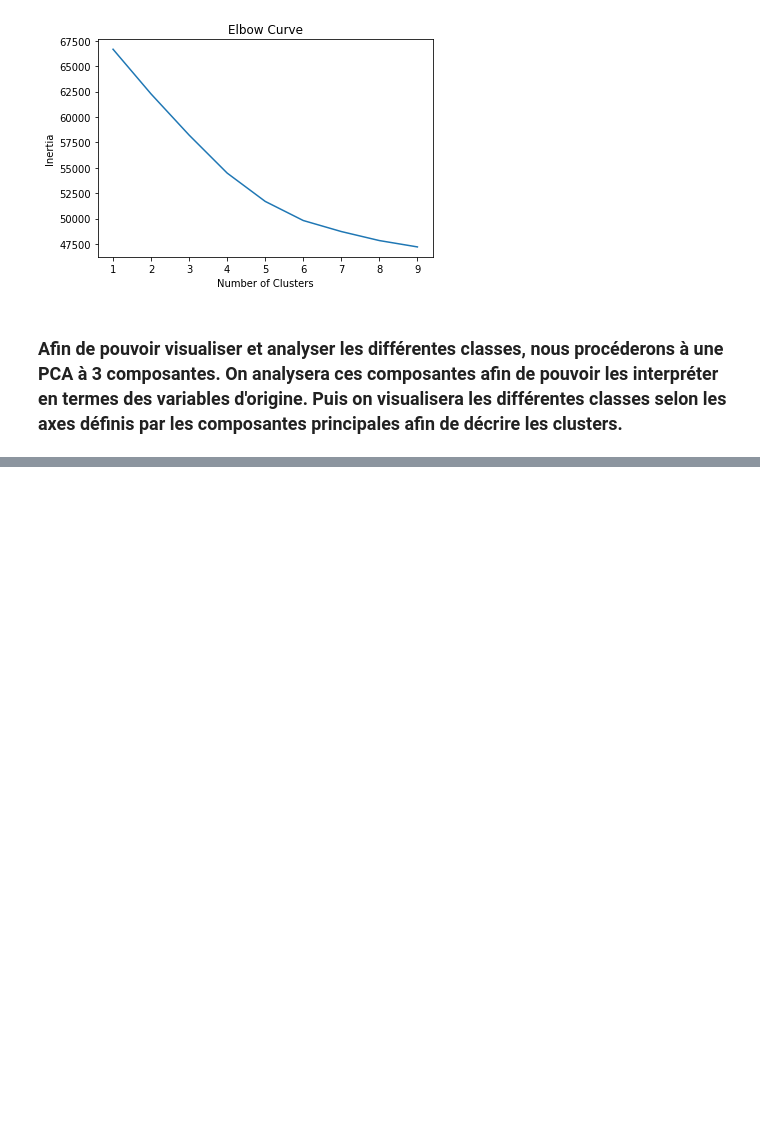
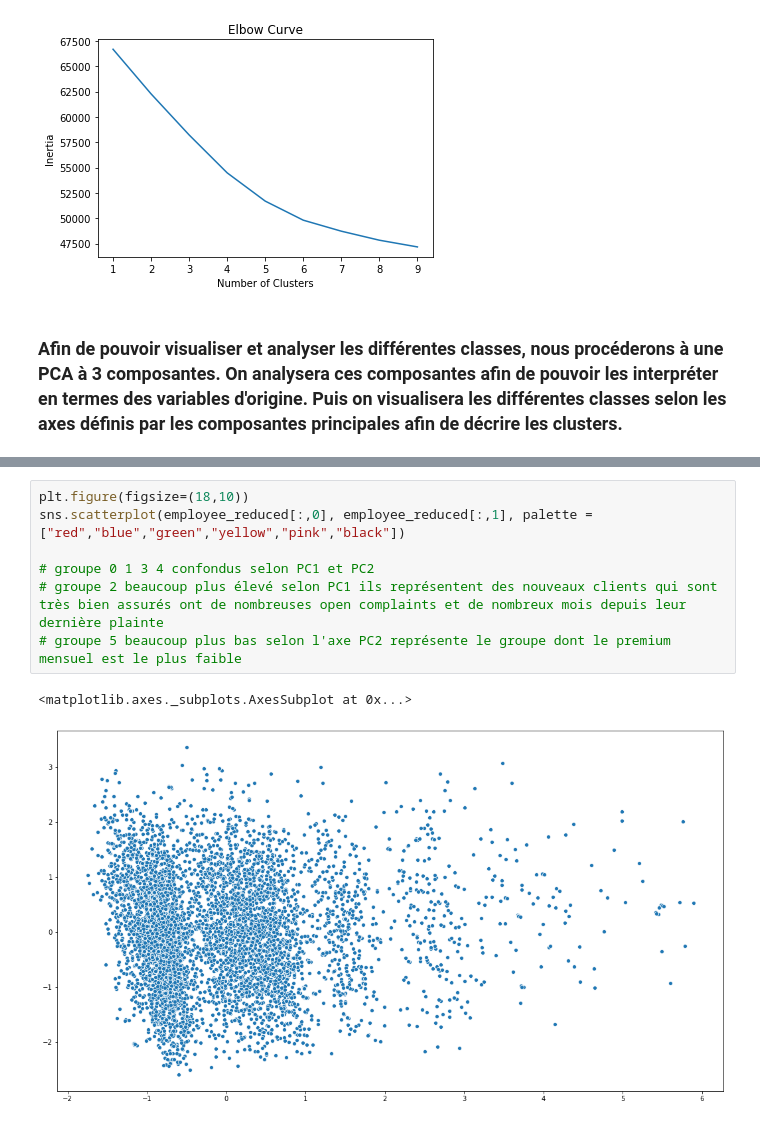
Before and after one commit to Delphine-Jean/Delphine-Jean_portfolio, a Jupyter notebook: Portfolio Data Science/Projets K Mean/Auto_insurance_Kmeans.ipynb, the cells around one changed output, grey strips where cells are left out. Saved outputs shown, nothing was run; the diff lists cells and outputs as text; blank space fills up the shorter version.

```diff
--- a/Portfolio Data Science/Projets K Mean/Auto_insurance_Kmeans.ipynb
+++ b/Portfolio Data Science/Projets K Mean/Auto_insurance_Kmeans.ipynb
@@ -151,0 +248,10 @@ array([0.10390661, 0.0908789 , 0.0861083 ])
+# %%
+plt.figure(figsize=(18,10))
+sns.scatterplot(employee_reduced[:,0], employee_reduced[:,1], palette =["red","blue","green","yellow","pink","black"])
+
+# groupe 0 1 3 4 confondus selon PC1 et PC2
+# groupe 2 beaucoup plus élevé selon PC1 ils représentent des nouveaux clients qui sont très bien assurés ont de nombreuses open complaints et de nombreux mois depuis leur dernière plainte
+# groupe 5 beaucoup plus bas selon l'axe PC2 représente le groupe dont le premium mensuel est le plus faible
+# %% [output]
+<matplotlib.axes._subplots.AxesSubplot at 0x...>
+[figure, added]
```
Also changed, not shown: parts of 5 cells of this notebook.
